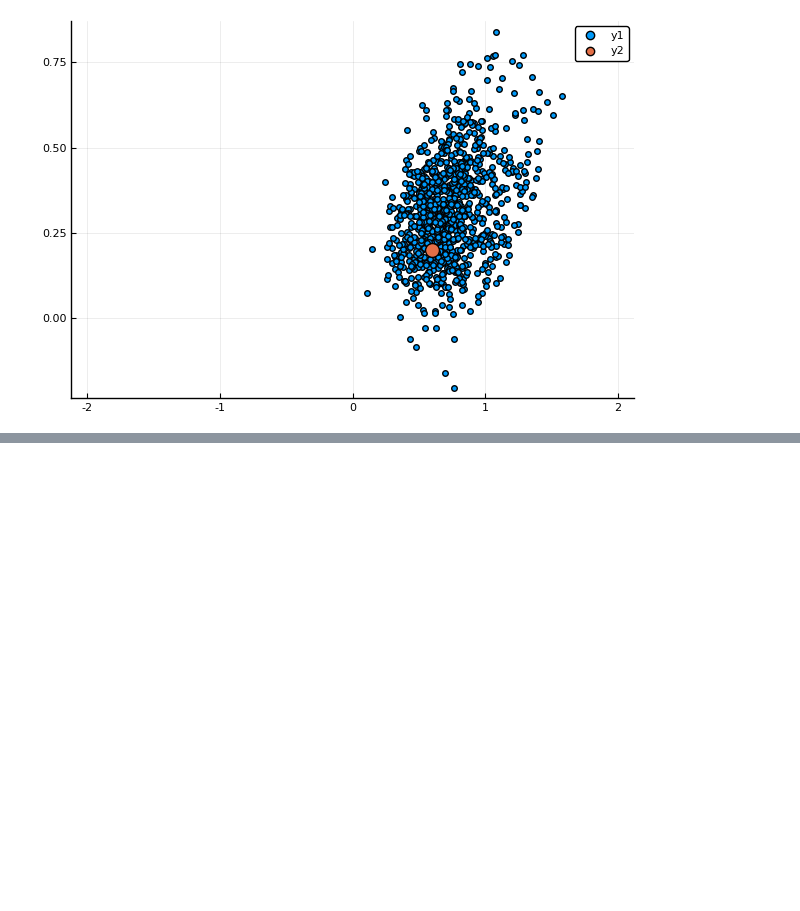
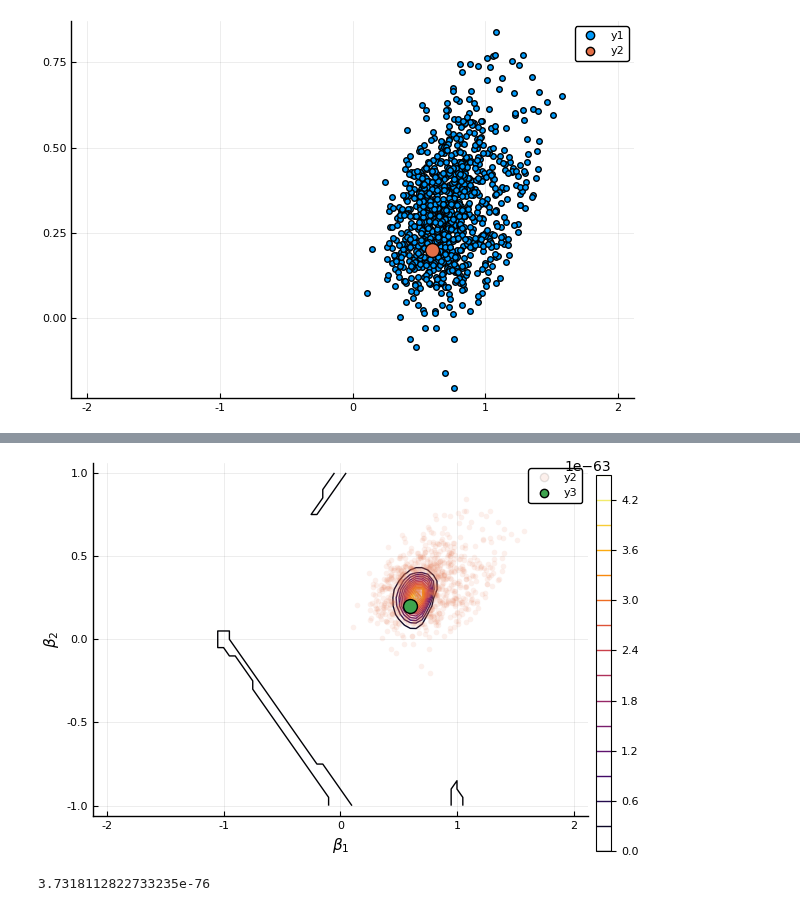
Before and after one commit to davibarreira/Computational_Statistics, a Jupyter notebook: PaperReplication_ABC/ABC methods.ipynb, the cells around one changed output, grey strips where cells are left out. Drawn from its saved outputs; the diff is of its cells as text; code cells hidden in the pictures; blank space fills up the shorter version.

Commit message:
True posterior implementada, parece funcionar. Tem que trocar os thetas de ordem

```diff
--- a/PaperReplication_ABC/ABC methods.ipynb
+++ b/PaperReplication_ABC/ABC methods.ipynb
@@ -200,0 +185,28 @@ end
+# %%
+gθ1      = -2:0.05:2
+gθ2      = -1:0.05:1
+gridθ1   = repeat(reshape(gθ1, 1, :), length(gθ2), 1)
+gridθ2   = repeat(gθ2, 1, length(gθ1))
+mamvn(θ1,θ2) = pdf(MvNormal(zeros(100),Ger_Simga(θ2,θ1,y)),y)
+Z = map(mamvn, gridθ1, gridθ2)
+p1 = contour(gθ1,gθ2, mamvn, fill=false,
+    xlabel=L"\beta_1", ylabel=L"\beta_2")
+
+scatter!(theta_ac_auto[:,1],theta_ac_auto[:,2],xlims=[-2,2],alpha=0.1,markerstrokewidth=0)
+
+# scatter!(theta_ac_dist[:,1],theta_ac_dist[:,2],xlims=[-2,2])
+scatter!([theta[1]],[theta[2]],markersize=10)
+# %% [output]
+[figure, added]
+# %%
+# y = -4:0.05:1
+# x = -1:0.05:4
+# gridx = repeat(reshape(x, 1, :), length(y), 1)
+# gridy = repeat(y, 1, length(x))
+f(x,y)= exp(LogPosterior([x y]))
+Z = map(f, gridx, gridy)
+p1 = contour(x,y, f, fill=false,
+    xlabel=L"\beta_1", ylabel=L"\beta_2")
+# pdf(MvNormal(zeros(100),Ger_Simga(θ1,θ2,y)),y)
+# %% [output]
+3.7318112822733235e-76
```
Also changed, not shown: parts of 2 cells of this notebook.
